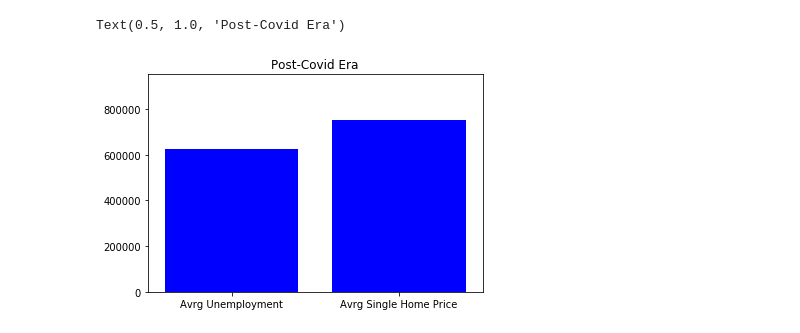
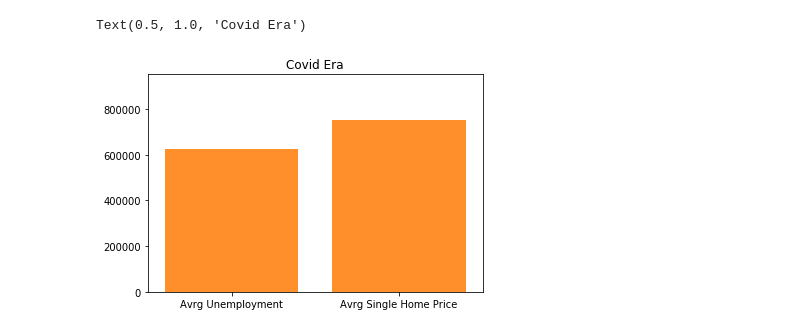
Before and after one commit to CovidSurvivalGroup/CovidSurviving-Economics, a Jupyter notebook: visuals/Florida_COVID.ipynb, the cells around one changed output. Cells and saved outputs as stored; diff of their text form; code cells hidden in the pictures.

```diff
--- a/visuals/Florida_COVID.ipynb
+++ b/visuals/Florida_COVID.ipynb
@@ -5,7 +5,7 @@ import pandas as pd
 import numpy as np
 import scipy.stats as st
 # %%
-florida = pd.read_csv("new_Florida.csv")
-florida.head()
+florida = pd.read_csv("../data/new_Florida.csv")
+florida.tail()
 # %% [output]
 |  | Year | Period | employment | unemployment | unemployment rate | single_home_avg_prices | is_covid |
@@ -79,12 +79,12 @@ pre_covid_b=top_b["unemployment"].mean()
 # %%
 covid_avrg_b= [pre_covid,post_covid_b]
 x_axis_b = np.arange(len(covid_avrg_b))
-plt.bar(x_axis_b, covid_avrg_b, color='b', alpha=1, align="center")
+plt.bar(x_axis_b, covid_avrg_b, color='#ff8f2b', alpha=1, align="center")
 tick_locations = [value for value in x_axis]
 plt.xticks(tick_locations, ['Avrg Unemployment', 'Avrg Single Home Price'])
 plt.xlim(-.50, len(x_axis_b)-.50)
 plt.ylim(0, max(covid_avrg_b)+200000)
-plt.title('Post-Covid Era')
+plt.title('Covid Era')
 # %% [output]
-Text(0.5, 1.0, 'Post-Covid Era')
+Text(0.5, 1.0, 'Covid Era')
-[figure, old version]
+[figure, new version]
```
Also changed, not shown: parts of 6 cells of this notebook, 22 other files.
